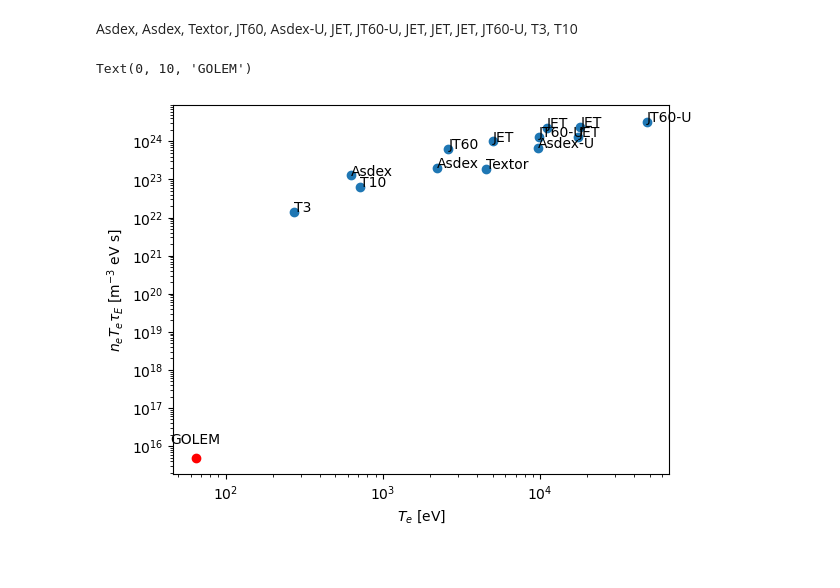
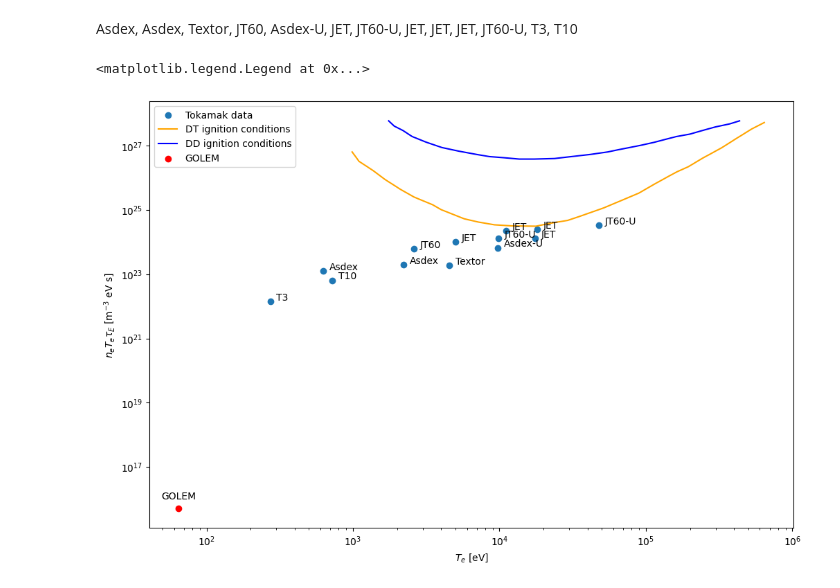
Before and after one commit to VictorV626/GolemGithub, a Jupyter notebook: TauCalculation.ipynb, the cells around one changed output. Cells and saved outputs as stored; diff of their text form; code cells hidden in the pictures.

Commit message:
Added iginition condition lines

```diff
--- a/TauCalculation.ipynb
+++ b/TauCalculation.ipynb
@@ -238,22 +238,46 @@ Asdex, Asdex, Textor, JT60, Asdex-U, JET, JT60-U, JET, JET, JET, JT60-U, T3, T10
 # %%
 tokamaks_T_e_eV = 1e3 * np.array([0.6282134863771957, 2.223326040111353, 4.547039287455579, 2.6180689049168113, 9.748975759571932, 4.997331624840241, 9.820046961287996, 17.55817993244669, 11.090539715589546, 18.108665030311464, 47.84215409545817, 0.2729731138304791, 0.7211808133804888])
 tokamaks_nTtau = 1e20 * 1e3 * np.array([1.2764117205368128, 1.9721088206928825, 1.870205806018887, 6.269530551470875, 6.681666462965561, 10, 13.176973368542196, 13.176973368542196, 22.578060682343803, 24.44831023772655, 33.16937796835483, 0.1423068503004337, 0.6455172229458688])
 tokamaks_names = ["Asdex", "Asdex", "Textor", "JT60", "Asdex-U", "JET", "JT60-U", "JET", "JET", "JET", "JT60-U", "T3", "T10"]
-fig, ax = plt.subplots()
+
+
+fig, ax = plt.subplots(figsize=(12,8))
+
+
 ax.scatter(tokamaks_T_e_eV, tokamaks_nTtau, label='Tokamak data')
 # label points with names
 for i, name in enumerate(tokamaks_names):
-    ax.annotate(name, (tokamaks_T_e_eV[i], tokamaks_nTtau[i]))
+    ax.annotate(name, (tokamaks_T_e_eV[i]*1.1, tokamaks_nTtau[i]*1.1))
 
 ax.set_xscale('log')
 ax.set_yscale('log')
 ax.set_xlabel(r'$T_e$ [eV]')
 ax.set_ylabel(r'$n_e T_e \tau_E$ [m$^{-3}$ eV s]')
 
+eV = constants.e
+k_B = constants.k
+atm_to_pasc = 101325
+K_to_eV = k_B/eV
+ignition_T_e_DT = 1e6 * K_to_eV * np.array([11.459218330730396, 15.952069398968465, 24.47553904569384, 40.59296447593509, 55.96122271899006, 83.39248000868743, 142.40369416897425, 206.10306132728087, 338.5145465820801, 494.72759217264024, 716.0274004938153, 1347.6512835117992, 1653.1408556595352, 2256.9451144658365, 2822.9567558496, 3816.7180288994414, 4915.29023445055, 6147.979268688488, 7468.604063867911, 19.191037877205307, 12.753629690223969, 30.317277944941452, 107.395474203136, 260.3112620550855, 411.2296102164074, 600.9982050893245, 1894.3701996453085, 46.51636426213229, 66.67202745801619, 1036.3174923038105])
+ignition_nTtau_DT = atm_to_pasc / eV * np.array([1014.9020501356633, 265.45022095269684, 69.42913040830938, 23.008297104647763, 11.53715199979206, 6.641558309637433, 5.039129440556062, 4.940721050162776, 7.475869666167509, 13.508932507353274, 25.898595235580476, 105.05420467971268, 175.43303538995227, 349.8623750727179, 644.7955878220679, 1364.2808561969937, 2830.2198337479904, 5319.982047341468, 8373.600546444359, 141.21898787018367, 519.0431299678684, 39.96806300224864, 5.452766321324315, 6.137741842774484, 10.049428777499076, 18.521075135663583, 245.31365266354814, 16.132770501932786, 8.414993395773848, 52.67779367132209])
+sort_idx = np.argsort(ignition_T_e_DT)
+ignition_T_e_DT = ignition_T_e_DT[sort_idx]
+ignition_nTtau_DT = ignition_nTtau_DT[sort_idx]
 
-# Add out point
+ignition_T_e_DD = 1e6 * K_to_eV * np.array([20.344678590719745, 22.206429956908732, 25.4468329222289, 29.445166880933975, 36.47303974788326, 46.97113455488666, 61.08230658467855, 80.99360024769165, 124.269989504509, 158.48934277485262, 200.17442038131455, 275.95928176776624, 358.86384533042065, 485.1941516831967, 637.1258458463088, 878.3386058472558, 1321.6809538344346, 1876.0290780513417, 2741.751186389764, 3462.872928591853, 4331.315132902867, 2323.7916299956155, 1559.4010092173796, 1067.0112884883351, 751.7205147950332, 99.35346870112127, 5060.871986919677, 236.17799783812265])
+ignition_nTtau_DD = atm_to_pasc / eV *np.array([9425.494281878326, 6479.824898320849, 4726.267211719663, 3062.5372434144883, 2064.311213975565, 1391.4543561253693, 1076.7626819178465, 849.8381164732116, 670.7372351764317, 607.7512553590092, 607.7512553590092, 632.2029974798335, 725.794693224758, 849.8381164732116, 1014.9020501356633, 1364.2808561969937, 2023.9975950787793, 3062.5372434144883, 4543.4691745136415, 6107.552955166016, 7587.272596604546, 3657.373406428234, 2465.2620805904735, 1629.2637025410697, 1188.355956227694, 725.794693224758, 9425.494281878326, 619.8568015510111])
+sort_idx = np.argsort(ignition_T_e_DD)
+ignition_T_e_DD = ignition_T_e_DD[sort_idx]
+ignition_nTtau_DD = ignition_nTtau_DD[sort_idx]
+
+ax.plot(ignition_T_e_DT, ignition_nTtau_DT, label='DT ignition conditions', color='orange')
+ax.plot(ignition_T_e_DD, ignition_nTtau_DD, label='DD ignition conditions', color='blue')
+
+# Add our point
 ax.scatter(mean_T_e, mean_nTtau, color='r', label='GOLEM')
 ax.annotate('GOLEM', (mean_T_e, mean_nTtau), textcoords="offset points", xytext=(0,10), ha='center')
+
+ax.legend()
 # %% [output]
-Text(0, 10, 'GOLEM')
+<matplotlib.legend.Legend at 0x...>
-[figure, old version]
+[figure, new version]
```
